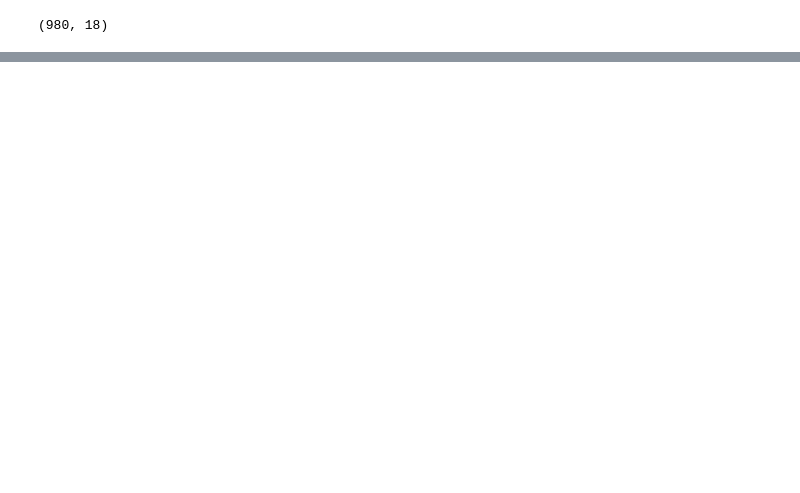
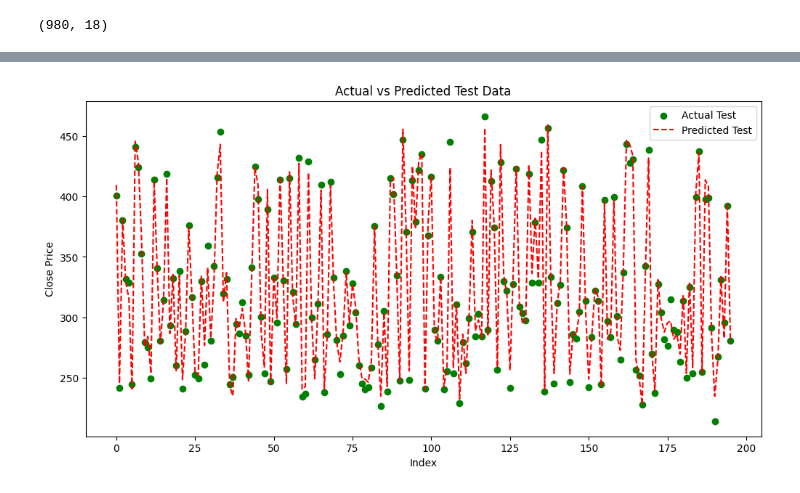
Before and after one commit to WizadCarton11/BloomTrading, a Jupyter notebook: ML/model_testing.ipynb, the cells around one changed output, grey strips where cells are left out. Cells and saved outputs as stored; diff of their text form; code cells hidden in the pictures; blank space fills up the shorter version.

```diff
--- a/ML/model_testing.ipynb
+++ b/ML/model_testing.ipynb
@@ -106,0 +347,4 @@ X.shape
+# %%
+from NNmodel import StockPriceNN
+regressor = StockPriceNN(stock_symbol="MSFT")
+model=regressor.load_model()
@@ -106,0 +374,12 @@ X.shape
+# %%
+y_test_pred=regressor.predict(scalerX.inverse_transform(X_test))
+y_test=y_test
+plt.figure(figsize=(12, 6))
+plt.scatter(range(0,  len(y_test)), scalerY.inverse_transform(y_test)[:,0], label="Actual Test", color='green', linewidth=1)
+plt.plot(range(0,  len(y_test)), y_test_pred[:,0], label="Predicted Test", color='red', linestyle='dashed')
+plt.xlabel("Index")
+plt.ylabel("Close Price")
+plt.title("Actual vs Predicted Test Data")
+plt.legend()
+plt.show()
+# %% [output]
@@ -107 +387,2 @@ X.shape
+[figure, added]
 # %%
```
Also changed, not shown: parts of 27 cells of this notebook, 7 other files.
